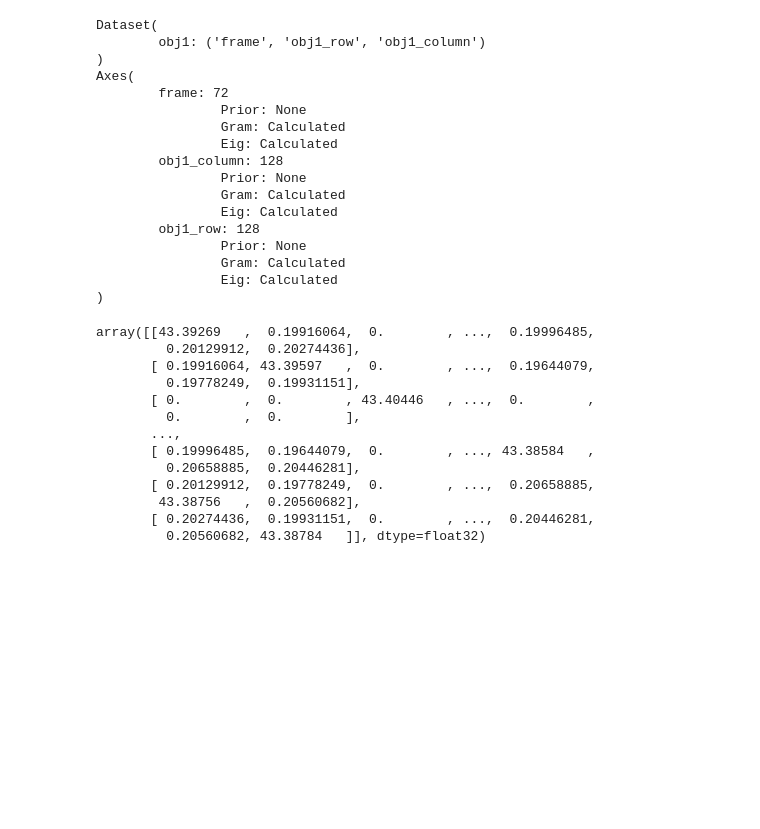
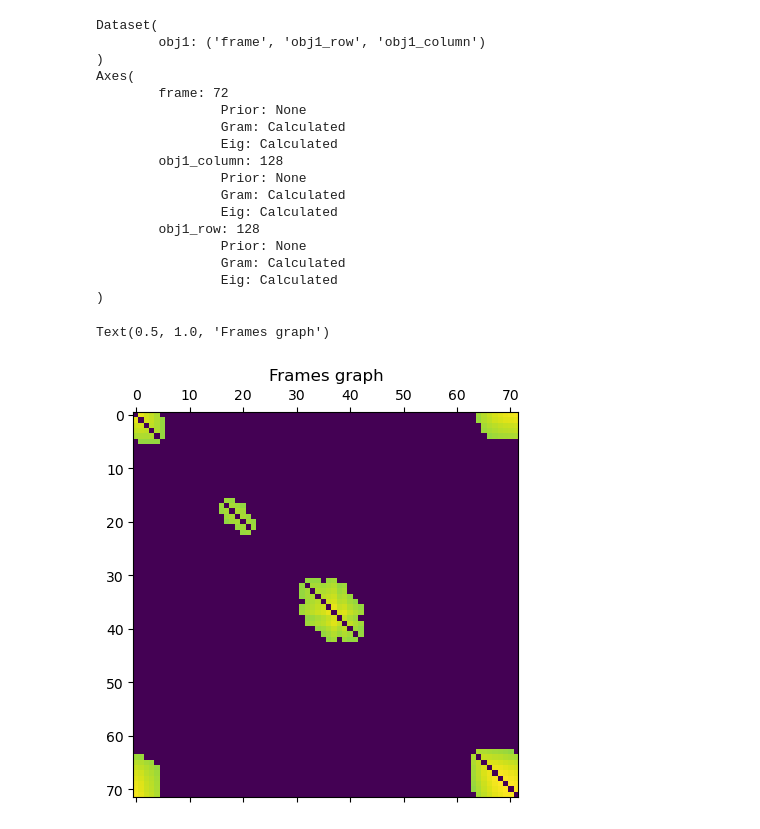
Before and after one commit to BaileyAndrew/Noncentral-KS-Normal, a Jupyter notebook: coil.ipynb, the cells around one changed output. Saved outputs shown, nothing was run; the diff lists cells and outputs as text; code cells hidden in the pictures; blank space fills up the shorter version.

```diff
--- a/coil.ipynb
+++ b/coil.ipynb
@@ -53,7 +53,7 @@ dataset = GmGM.Dataset(
 results = GmGM.GmGM(
     dataset,
     to_keep=0.5,
-    threshold_method="bonferroni",
+    threshold_method="statistical-significance",
     n_comps=None,
     verbose=True,
     centering_method=None,
@@ -94,19 +94,30 @@ Axes(
                 Gram: Calculated
                 Eig: Calculated
 )
-# %%
-(results.precision_matrices['frame'].toarray())
-# %% [output]
-array([[43.39269   ,  0.19916064,  0.        , ...,  0.19996485,
-         0.20129912,  0.20274436],
-       [ 0.19916064, 43.39597   ,  0.        , ...,  0.19644079,
-         0.19778249,  0.19931151],
-       [ 0.        ,  0.        , 43.40446   , ...,  0.        ,
-         0.        ,  0.        ],
-       ...,
-       [ 0.19996485,  0.19644079,  0.        , ..., 43.38584   ,
-         0.20658885,  0.20446281],
-       [ 0.20129912,  0.19778249,  0.        , ...,  0.20658885,
-        43.38756   ,  0.20560682],
-       [ 0.20274436,  0.19931151,  0.        , ...,  0.20446281,
-         0.20560682, 43.38784   ]], dtype=float32)
+# %%
+# Create a random graph
+resmatrix = np.abs(results.precision_matrices['frame'].toarray())
+np.fill_diagonal(resmatrix, 0)
+
+# Keep only the top 144 of the edges
+num_edges = (72 ** 2 - 72) / 2
+percentile = 100 - 144 / num_edges  * 100
+threshold = np.percentile(resmatrix, percentile)
+resmatrix[resmatrix < threshold] = 0
+
+fig, ax1 = plt.subplots(ncols=1, figsize=(10, 5))
+ax1.matshow(resmatrix)
+ax1.set_title("Frames graph")
+
+# for (i, j), z in np.ndenumerate(frames_res):
+#     ax1.text(
+#         j,
+#         i,
+#         '{:0.1f}'.format(z),
+#         ha='center',
+#         va='center',
+#         bbox=dict(boxstyle='round', facecolor='white', edgecolor='0.3')
+#     )
+# %% [output]
+Text(0.5, 1.0, 'Frames graph')
+[figure, added]
```
Also changed, not shown: parts of 13 cells of this notebook, 20 other files.
